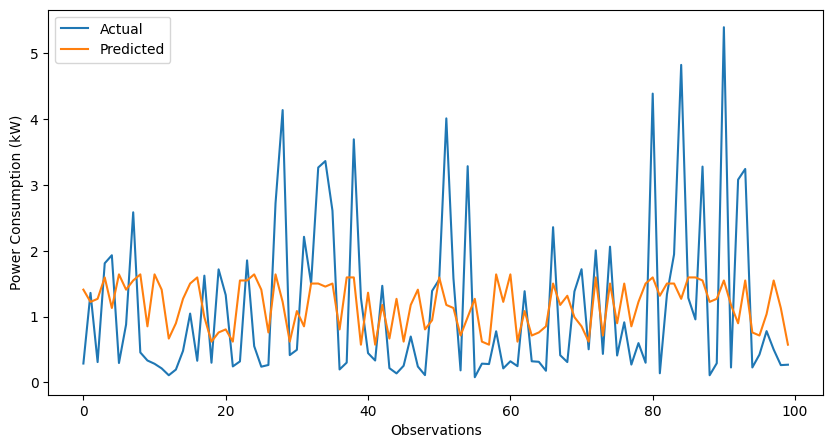
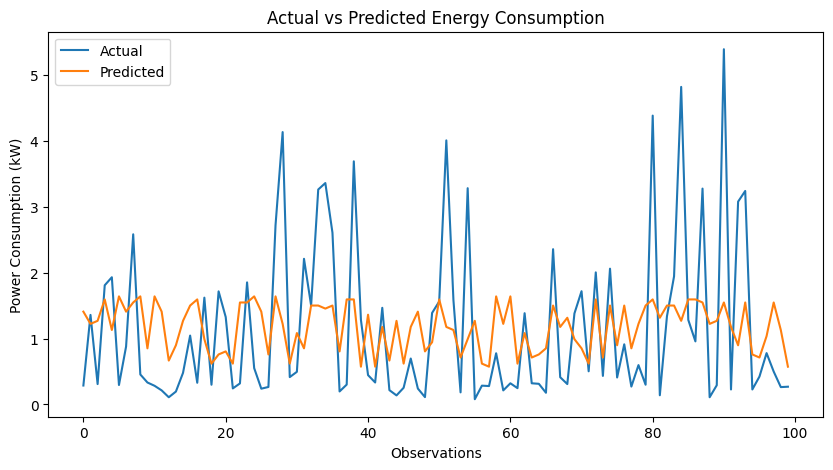
Code edit (unified diff) that turned the first committed figure into the second:
--- before
+++ after
@@ -13,9 +13,8 @@
 plt.legend()
 
-plt.title(
-    "Actual vs Predicted Energy Consumption",
-    plt.xlabel("Observations"),
-    plt.ylabel("Power Consumption (kW)")
-)
+plt.title("Actual vs Predicted Energy Consumption"),
+plt.xlabel("Observations"),
+plt.ylabel("Power Consumption (kW)")
+
 
 plt.show()

Commit: Created using Colab